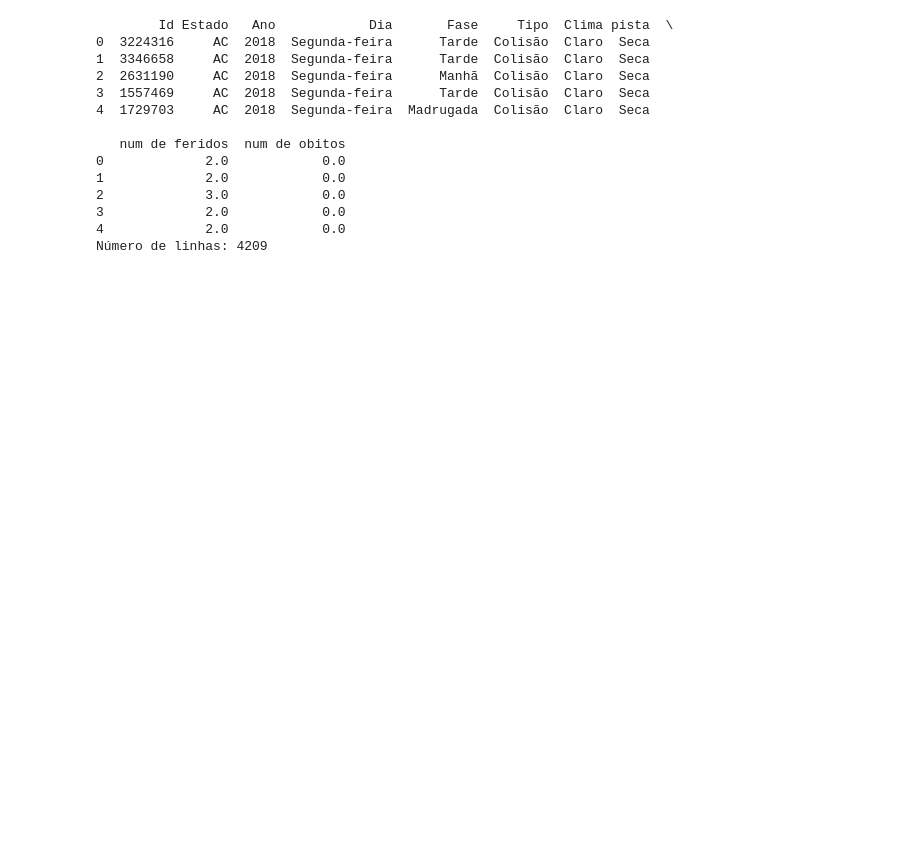
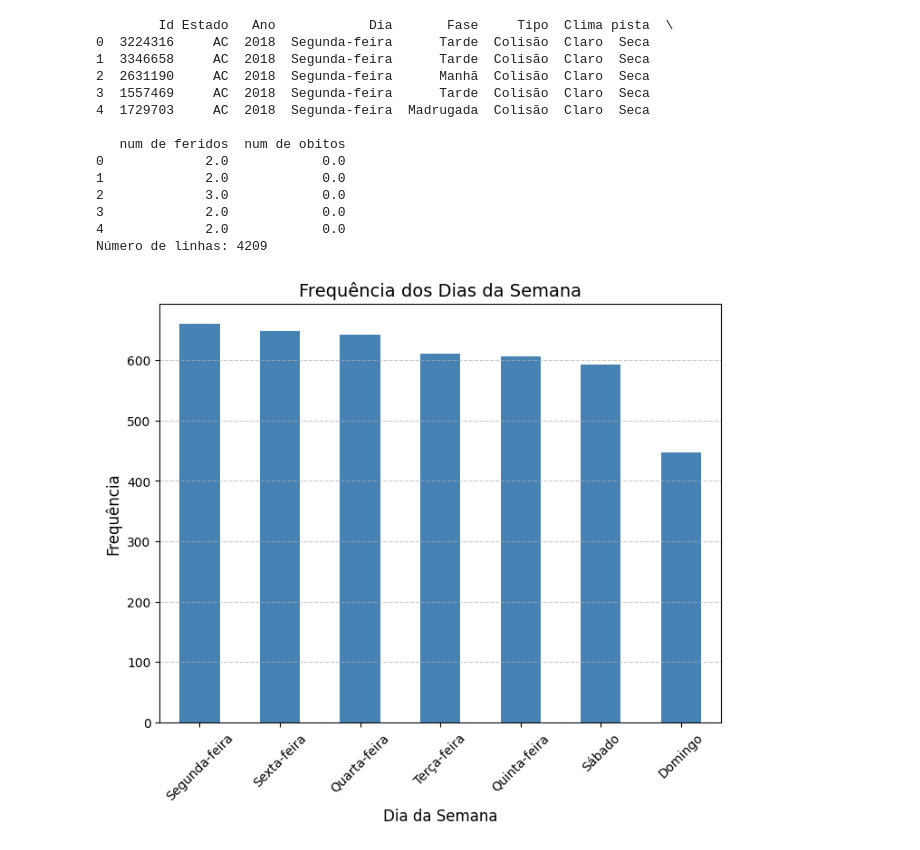
Before and after one commit to EduardaSantosDiniz/Quando-Acidente-Mais-Acontecem, a Jupyter notebook: Acidentes_Transito.ipynb, the cells around one changed output. Cells and saved outputs as stored; diff of their text form; code cells hidden in the pictures; blank space fills up the shorter version.

```diff
--- a/Acidentes_Transito.ipynb
+++ b/Acidentes_Transito.ipynb
@@ -26,3 +45,22 @@ print(f"Número de linhas: {df.shape[0]}")
 3             2.0            0.0
 4             2.0            0.0
 Número de linhas: 4209
+# %%
+
+# Contar os dias mais frequentes
+contagem_dias = df['Dia'].value_counts()
+
+# Criar o gráfico
+contagem_dias.plot(kind='bar', color='steelblue', figsize=(8, 6))
+
+# Personalizar o gráfico
+plt.title('Frequência dos Dias da Semana', fontsize=14)
+plt.xlabel('Dia da Semana', fontsize=12)
+plt.ylabel('Frequência', fontsize=12)
+plt.xticks(rotation=45)
+plt.grid(axis='y', linestyle='--', alpha=0.7)
+
+# Mostrar o gráfico
+plt.show()
+# %% [output]
+[figure, added]
```
Also changed, not shown: parts of 8 cells of this notebook.
